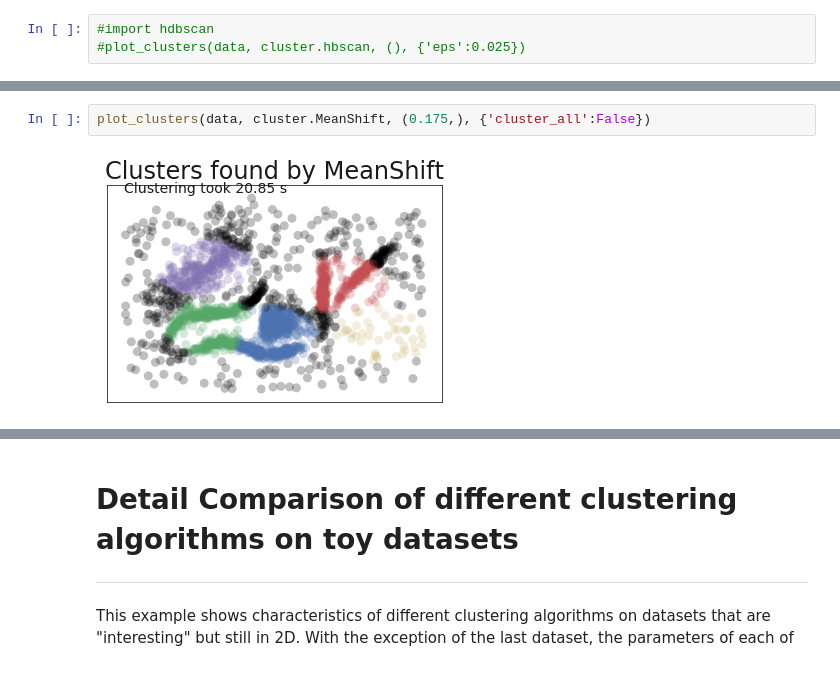
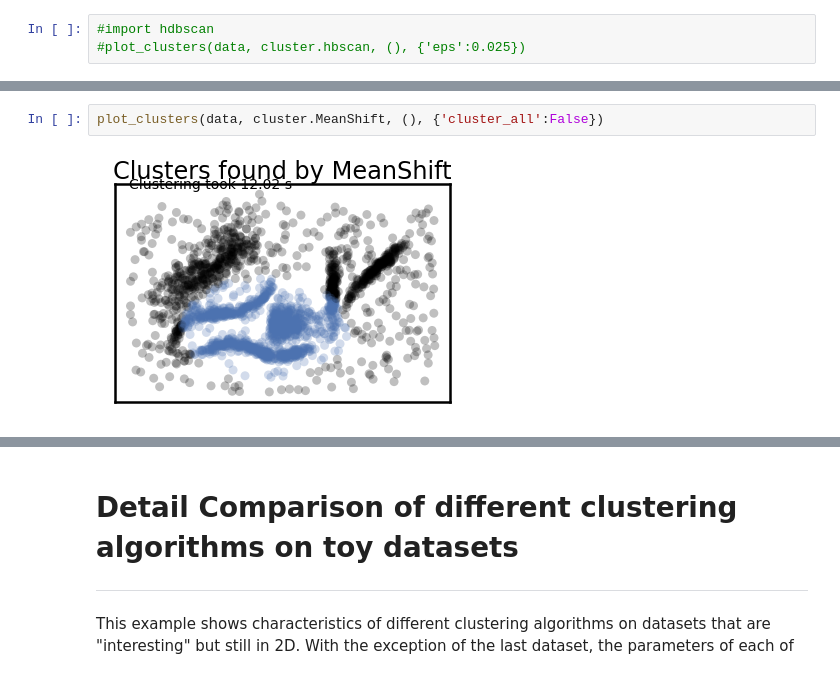
Before and after one commit to hekaplex/2021_10_DSI_WE, a Jupyter notebook: drew.minkin@divergence.one/py/ML from Class/12 Unsupervised Learning/Clustering Deep Dive.ipynb, the cells around one changed output, grey strips where cells are left out. Saved outputs shown, nothing was run; the diff lists cells and outputs as text.

```diff
--- a/drew.minkin@divergence.one/py/ML from Class/12 Unsupervised Learning/Clustering Deep Dive.ipynb
+++ b/drew.minkin@divergence.one/py/ML from Class/12 Unsupervised Learning/Clustering Deep Dive.ipynb
@@ -300,7 +288,7 @@ plot_clusters(data, cluster.AffinityPropagation, (),
 # %%
-plot_clusters(data, cluster.MeanShift, (0.175,), {'cluster_all':False})
+plot_clusters(data, cluster.MeanShift, (), {'cluster_all':False})
 # %% [output]
-[figure, old version]
+[figure, new version]
 # %%
 plot_clusters(data, cluster.AgglomerativeClustering, (), {'n_clusters':26, 'linkage':'ward'})
 # %% [output]
```
Also changed, not shown: parts of 9 cells of this notebook, 17 other files.
